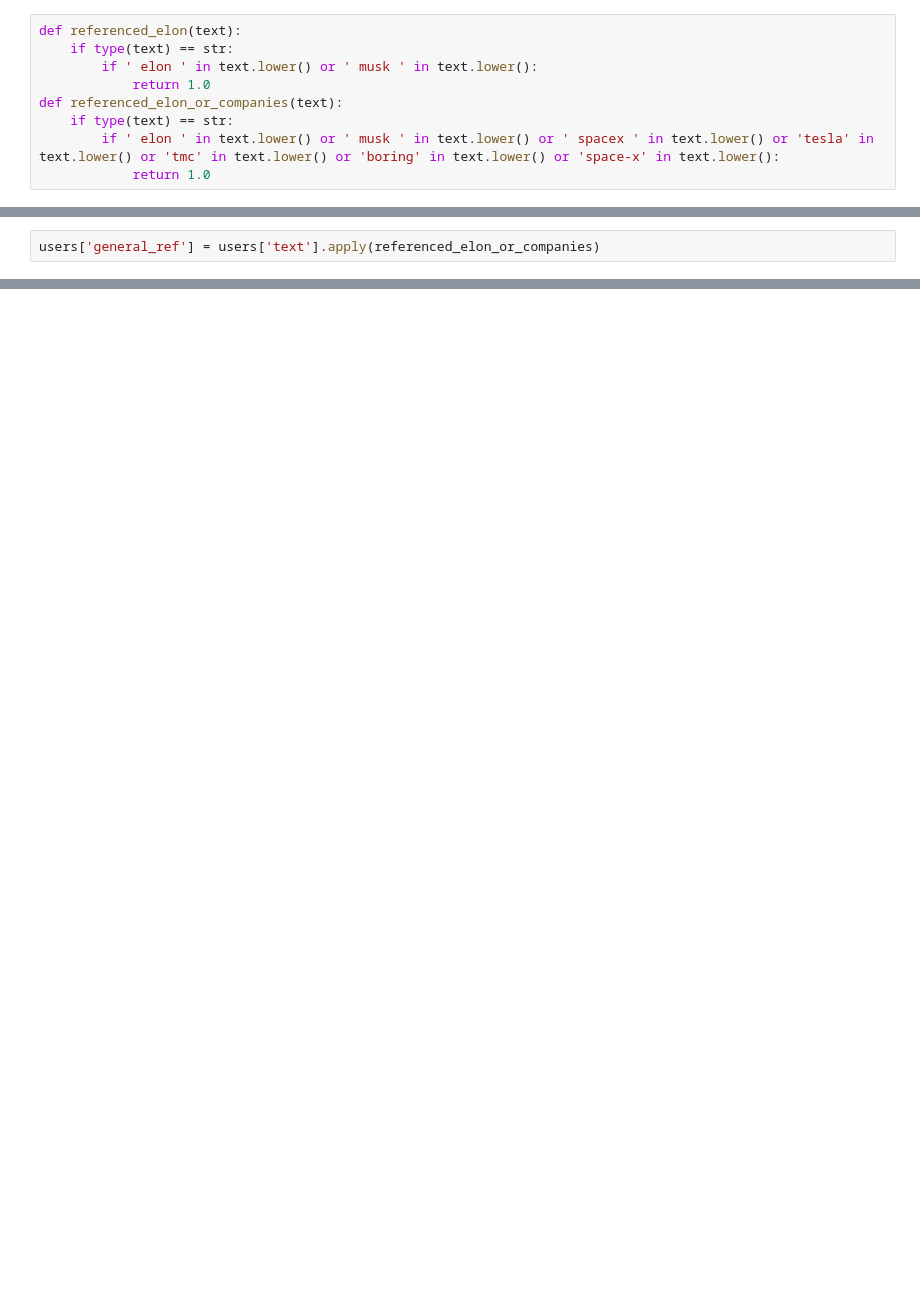
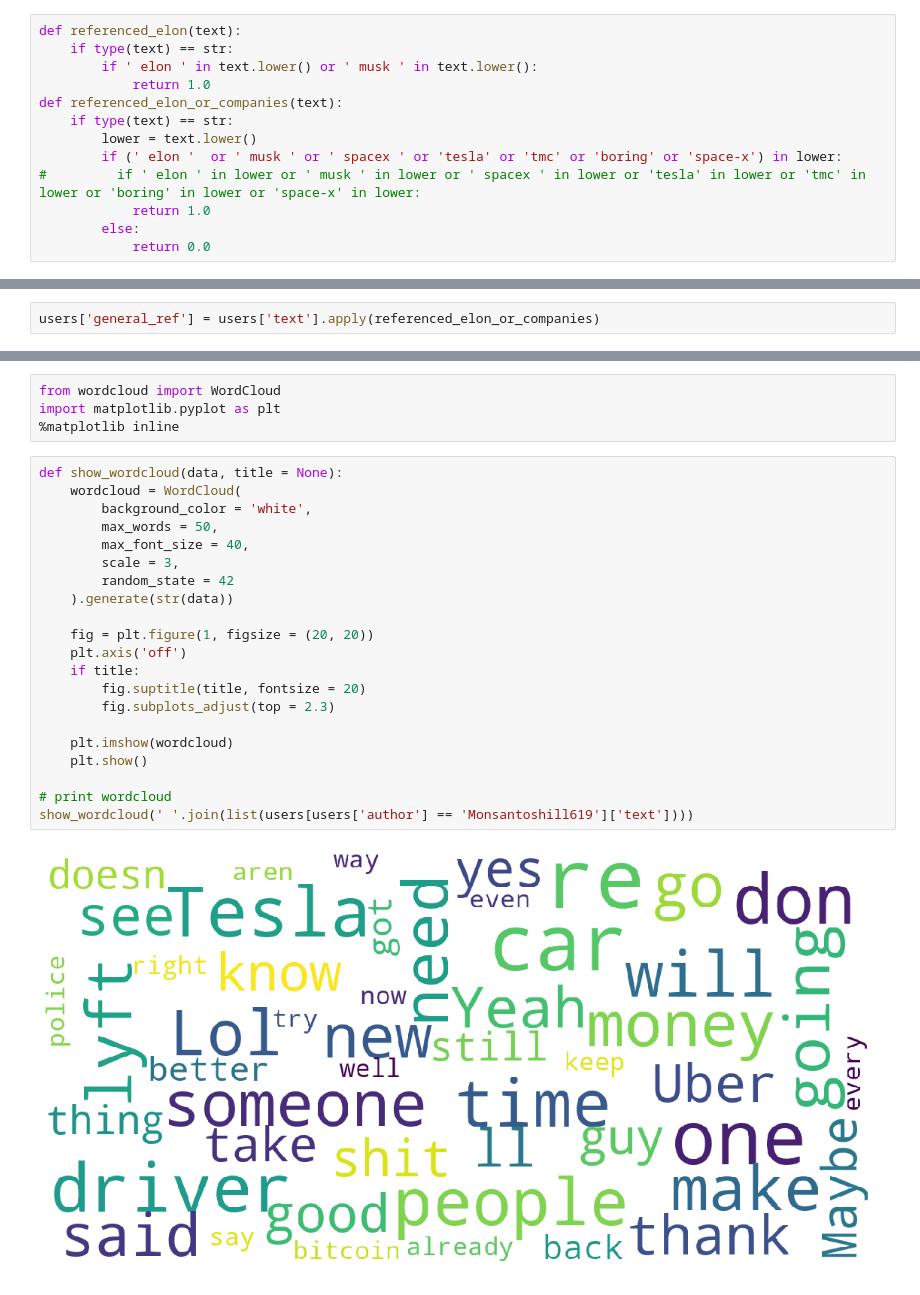
Before and after one commit to justin-riley/sock-puppet-search, a Jupyter notebook: Untitled.ipynb, the cells around one changed output, grey strips where cells are left out. Cells and saved outputs as stored; diff of their text form; blank space fills up the shorter version.

Commit message:
adding figure

```diff
--- a/Untitled.ipynb
+++ b/Untitled.ipynb
@@ -143,5 +139,9 @@ def referenced_elon(text):
             return 1.0
 def referenced_elon_or_companies(text):
     if type(text) == str:
-        if ' elon ' in text.lower() or ' musk ' in text.lower() or ' spacex ' in text.lower() or 'tesla' in text.lower() or 'tmc' in text.lower() or 'boring' in text.lower() or 'space-x' in text.lower():
+        lower = text.lower()
+        if (' elon '  or ' musk ' or ' spacex ' or 'tesla' or 'tmc' or 'boring' or 'space-x') in lower:
+#         if ' elon ' in lower or ' musk ' in lower or ' spacex ' in lower or 'tesla' in lower or 'tmc' in lower or 'boring' in lower or 'space-x' in lower:
             return 1.0
+        else:
+            return 0.0
@@ -276,0 +316,27 @@ users['general_ref'] = users['text'].apply(referenced_elon_or_companies)
+# %%
+from wordcloud import WordCloud
+import matplotlib.pyplot as plt
+%matplotlib inline
+# %%
+def show_wordcloud(data, title = None):
+    wordcloud = WordCloud(
+        background_color = 'white',
+        max_words = 50,
+        max_font_size = 40,
+        scale = 3,
+        random_state = 42
+    ).generate(str(data))
+
+    fig = plt.figure(1, figsize = (20, 20))
+    plt.axis('off')
+    if title:
+        fig.suptitle(title, fontsize = 20)
+        fig.subplots_adjust(top = 2.3)
+
+    plt.imshow(wordcloud)
+    plt.show()
+
+# print wordcloud
+show_wordcloud(' '.join(list(users[users['author'] == 'Monsantoshill619']['text'])))
+# %% [output]
+[figure, added]
```
Also changed, not shown: parts of 15 cells of this notebook, 31 other files.
